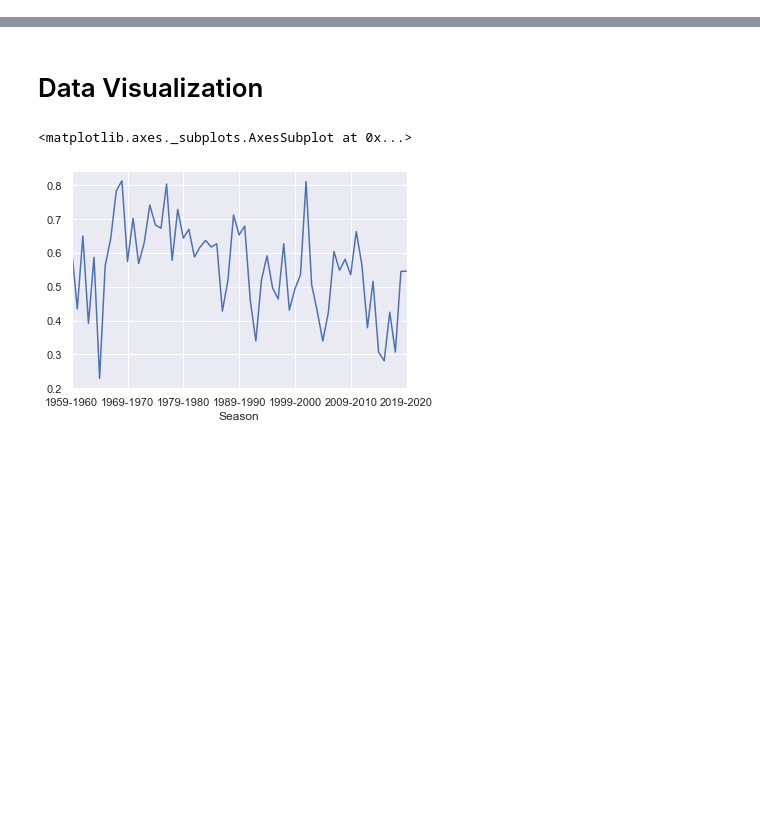
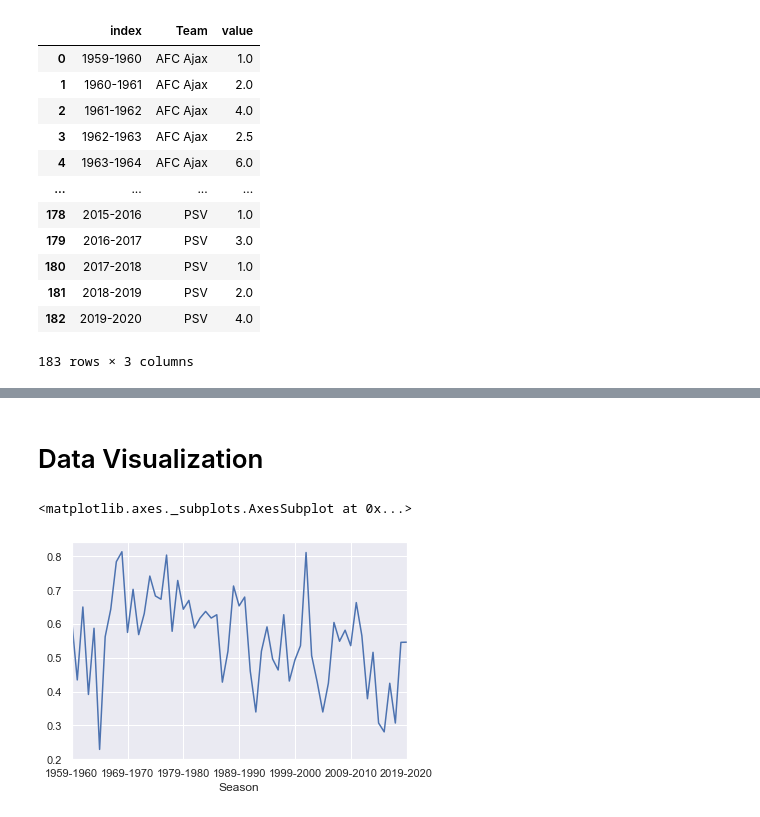
Before and after one commit to rmfaber/FootballPredictions, a Jupyter notebook: DataVis.ipynb, the cells around one changed output, grey strips where cells are left out. Drawn from its saved outputs; the diff is of its cells as text; code cells hidden in the pictures; blank space fills up the shorter version.

```diff
--- a/DataVis.ipynb
+++ b/DataVis.ipynb
@@ -15,0 +33,16 @@ df.head()
+# %%
+bigthree
+# %% [output]
+|  | index | Team | value |
+| 0 | 1959-1960 | AFC Ajax | 1.0 |
+| 1 | 1960-1961 | AFC Ajax | 2.0 |
+| 2 | 1961-1962 | AFC Ajax | 4.0 |
+| 3 | 1962-1963 | AFC Ajax | 2.5 |
+| 4 | 1963-1964 | AFC Ajax | 6.0 |
+| ... | ... | ... | ... |
+| 178 | 2015-2016 | PSV | 1.0 |
+| 179 | 2016-2017 | PSV | 3.0 |
+| 180 | 2017-2018 | PSV | 1.0 |
+| 181 | 2018-2019 | PSV | 2.0 |
+| 182 | 2019-2020 | PSV | 4.0 |
+183 rows × 3 columns
```
Also changed, not shown: parts of 5 cells of this notebook, 4 other files.
